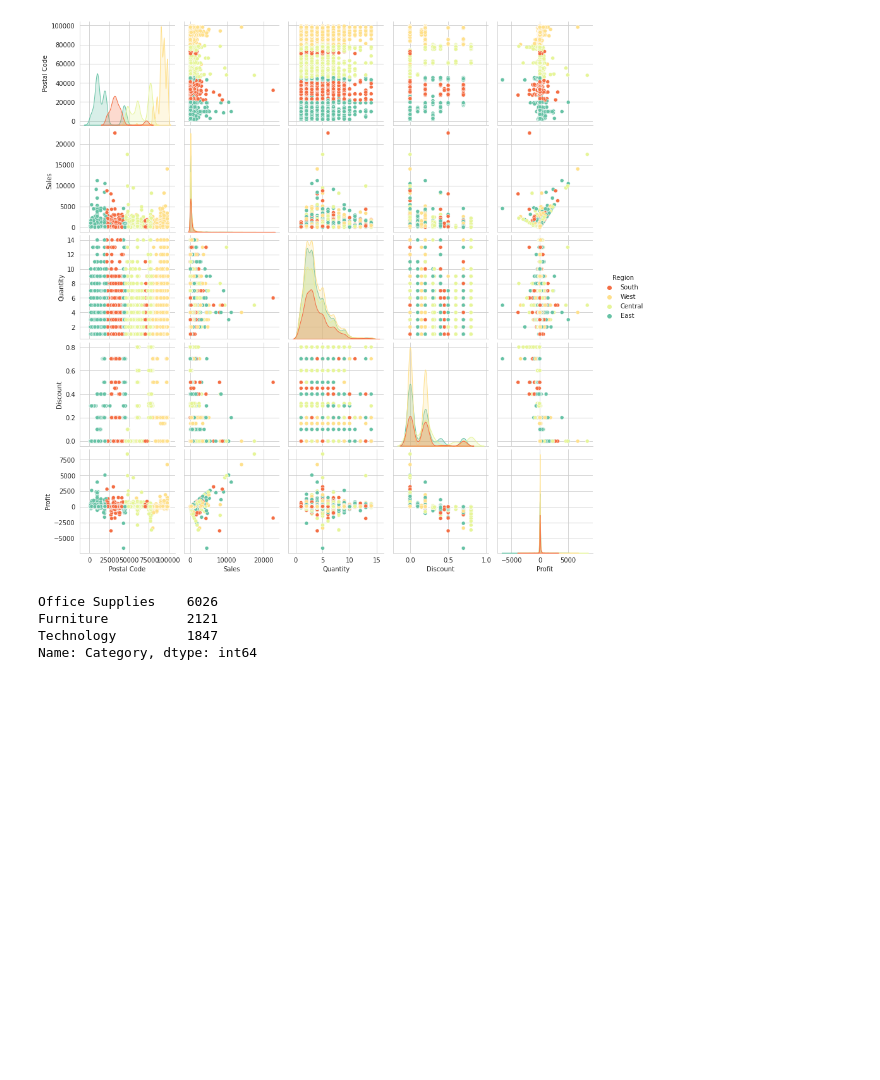
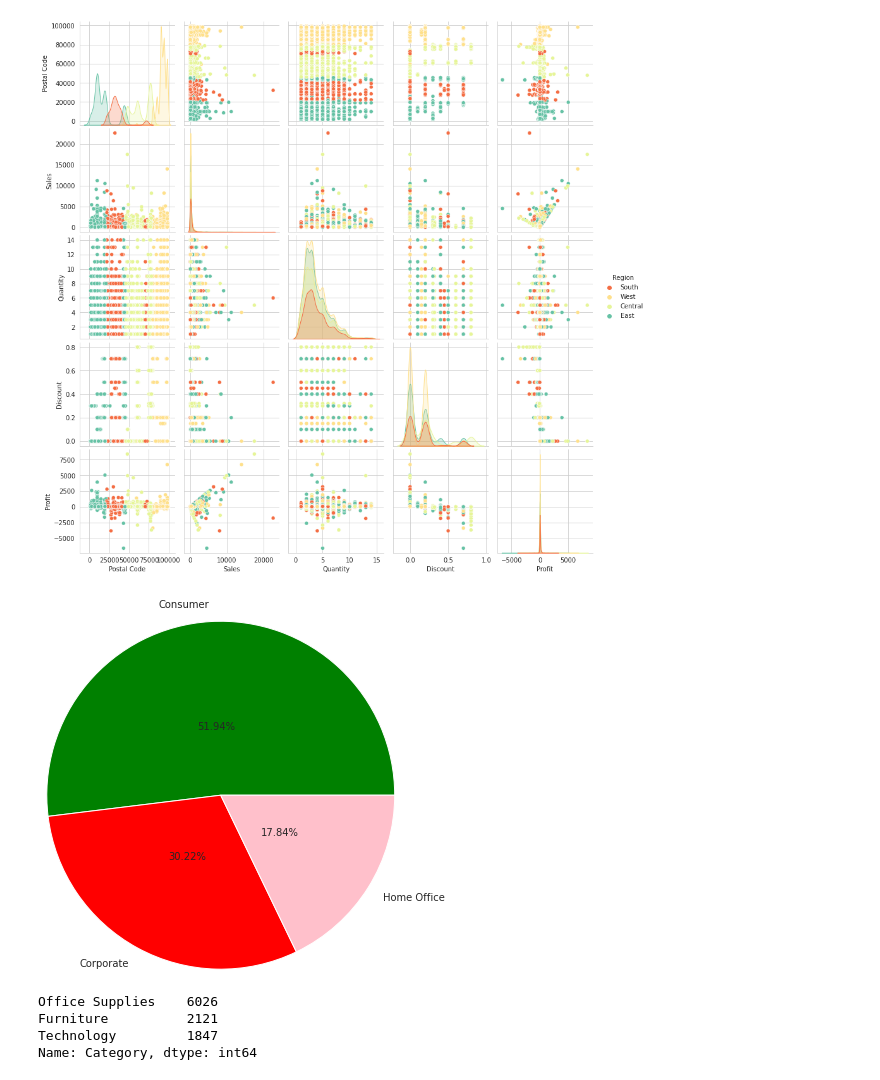
Before and after one commit to anmol1810rs/The_Sparks_Foundation_Internship, a Jupyter notebook: GRIP_TASK3_SAMPLE_SUPERSTORE.ipynb, the cells around one changed output. Cells and saved outputs as stored; diff of their text form; code cells hidden in the pictures; blank space fills up the shorter version.

```diff
--- a/GRIP_TASK3_SAMPLE_SUPERSTORE.ipynb
+++ b/GRIP_TASK3_SAMPLE_SUPERSTORE.ipynb
@@ -139,6 +139,11 @@ sns.pairplot(store_data,hue="Region",palette='Spectral')
 # %% [output]
 <seaborn.axisgrid.PairGrid at 0x...>
 [figure]
+# %%
+plt.pie(list(store_data['Segment'].value_counts()),labels = list(store_data['Segment'].value_counts().keys()), radius =2,autopct = '%0.2f%%',pctdistance=0.4,colors=['green','red','pink'])
+plt.show()
+# %% [output]
+[figure, added]
 # %%
 # Checking for the most poular category among all product categories
 store_data.Category.value_counts()
```
Also changed, not shown: parts of 1 cell of this notebook.
